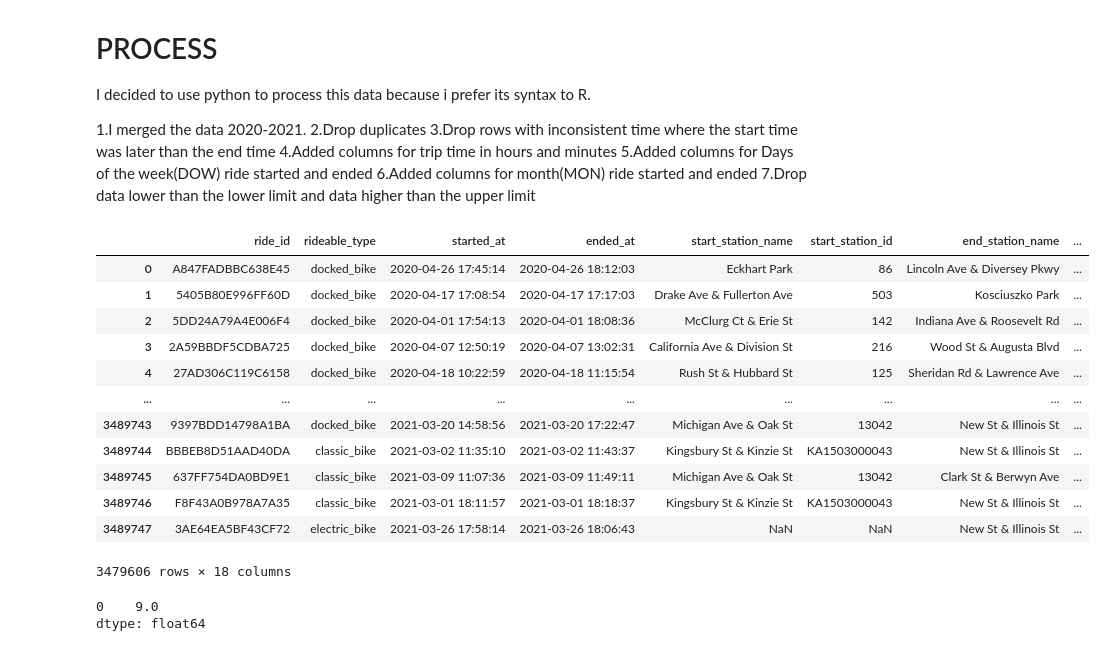
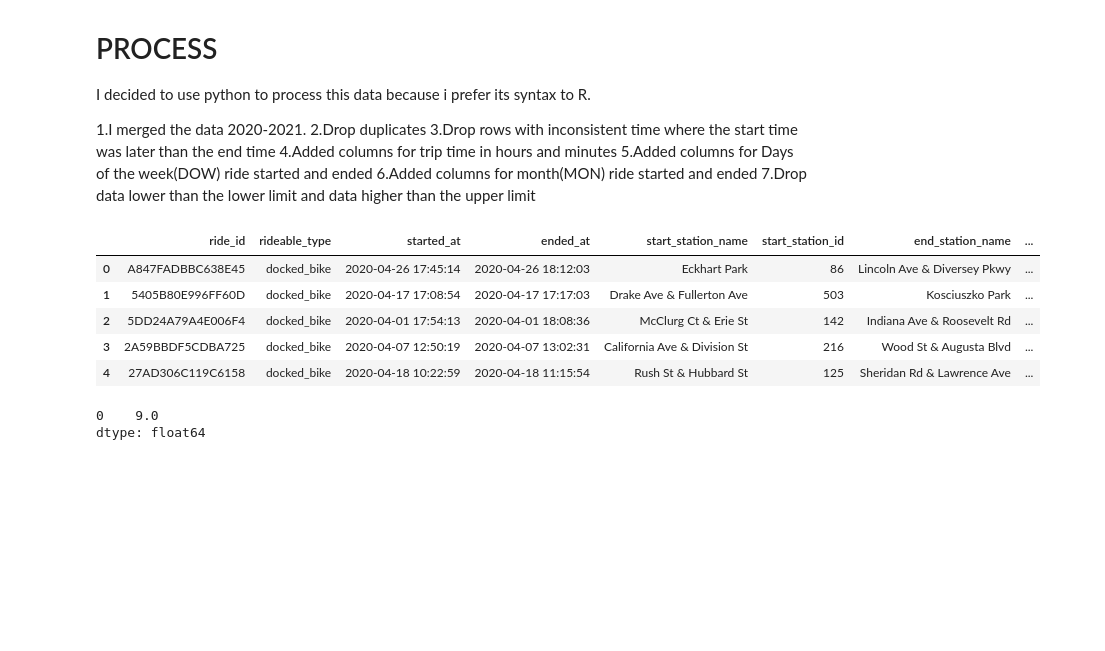
Before and after one commit to Jatto77/Google-Data-Capstone_one, a Jupyter notebook: capstone.ipynb, the cells around one changed output. Drawn from its saved outputs; the diff is of its cells as text; code cells hidden in the pictures; blank space fills up the shorter version.

```diff
--- a/capstone.ipynb
+++ b/capstone.ipynb
@@ -68,22 +68,25 @@ merged_data['DOW(End_trip)']= merged_data['ended_at'].dt.day_name()
 # %%
 # create a column for months trip started
 merged_data['MON(strt_trip)']= merged_data['started_at'].dt.month_name()
+# %%
+new = merged_data['started_at']
+# %%
+#add a column(started_at) for 12hrs datetime
+merged_data['timetrip_started(12hrs)'] = new.dt.strftime('%I:%M:%S %p')
+# %%
+new2 = merged_data['ended_at']
+# %%
+#add a column(ended_at) for 12hrs datetime
+merged_data['timetrip_ended(12hrs)'] = new2.dt.strftime('%I:%M:%S %p')
 # %%
-merged_data
+merged_data.head()
 # %% [output]
 |  | ride_id | rideable_type | started_at | ended_at | start_station_name | start_station_id | end_station_name | ... |
 | 0 | A847FADBBC638E45 | docked_bike | 2020-04-26 17:45:14 | 2020-04-26 18:12:03 | Eckhart Park | 86 | Lincoln Ave & Diversey Pkwy | ... |
 | 1 | 5405B80E996FF60D | docked_bike | 2020-04-17 17:08:54 | 2020-04-17 17:17:03 | Drake Ave & Fullerton Ave | 503 | Kosciuszko Park | ... |
 | 2 | 5DD24A79A4E006F4 | docked_bike | 2020-04-01 17:54:13 | 2020-04-01 18:08:36 | McClurg Ct & Erie St | 142 | Indiana Ave & Roosevelt Rd | ... |
 | 3 | 2A59BBDF5CDBA725 | docked_bike | 2020-04-07 12:50:19 | 2020-04-07 13:02:31 | California Ave & Division St | 216 | Wood St & Augusta Blvd | ... |
 | 4 | 27AD306C119C6158 | docked_bike | 2020-04-18 10:22:59 | 2020-04-18 11:15:54 | Rush St & Hubbard St | 125 | Sheridan Rd & Lawrence Ave | ... |
-| ... | ... | ... | ... | ... | ... | ... | ... | ... |
-| 3489743 | 9397BDD14798A1BA | docked_bike | 2021-03-20 14:58:56 | 2021-03-20 17:22:47 | Michigan Ave & Oak St | 13042 | New St & Illinois St | ... |
-| 3489744 | BBBEB8D51AAD40DA | classic_bike | 2021-03-02 11:35:10 | 2021-03-02 11:43:37 | Kingsbury St & Kinzie St | KA1503000043 | New St & Illinois St | ... |
-| 3489745 | 637FF754DA0BD9E1 | classic_bike | 2021-03-09 11:07:36 | 2021-03-09 11:49:11 | Michigan Ave & Oak St | 13042 | Clark St & Berwyn Ave | ... |
-| 3489746 | F8F43A0B978A7A35 | classic_bike | 2021-03-01 18:11:57 | 2021-03-01 18:18:37 | Kingsbury St & Kinzie St | KA1503000043 | New St & Illinois St | ... |
-| 3489747 | 3AE64EA5BF43CF72 | electric_bike | 2021-03-26 17:58:14 | 2021-03-26 18:06:43 | NaN | NaN | New St & Illinois St | ... |
-3479606 rows × 18 columns
 # %%
 # most frequent trip time in minutes
 merged_data['trip_time_minutes'].mode()
```
Also changed, not shown: parts of 15 cells of this notebook, 1 other file.
